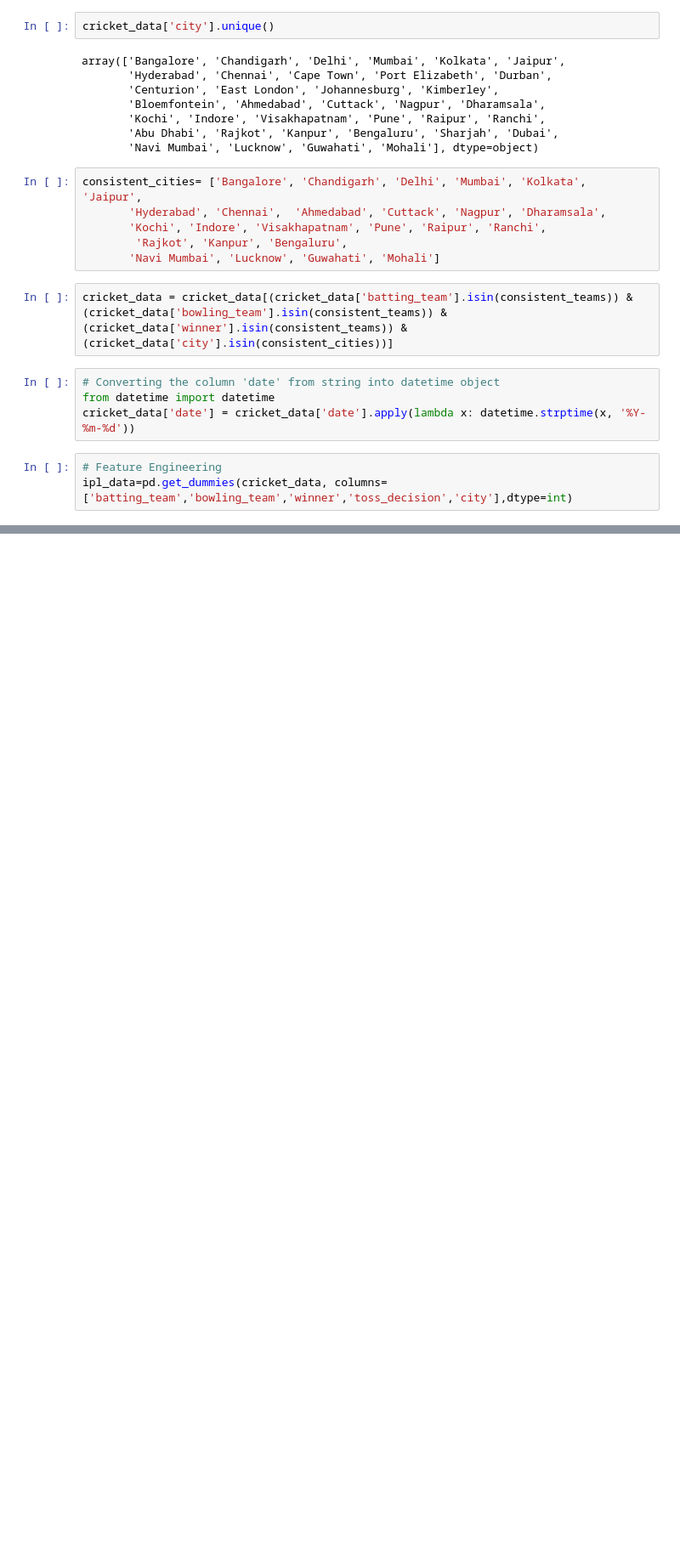
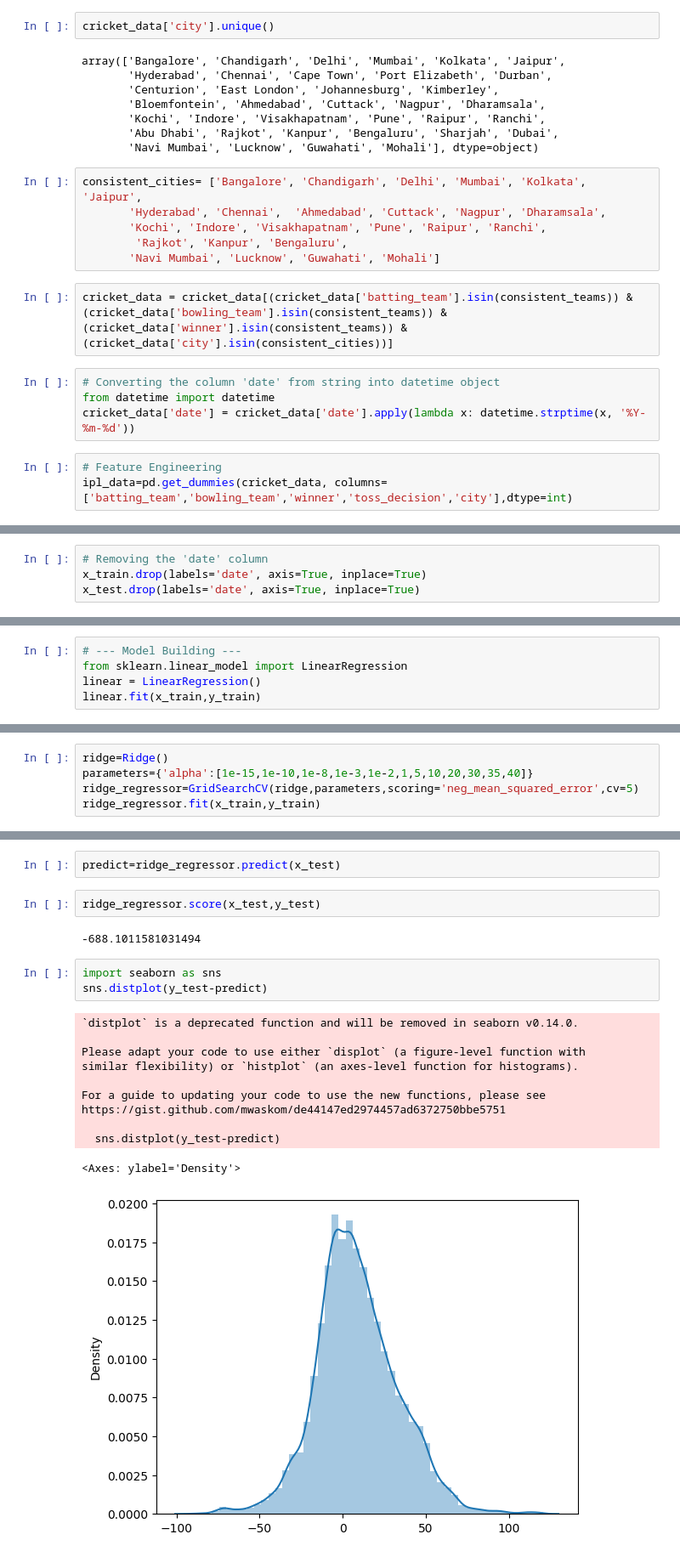
Before and after one commit to dyavadi8769/IPL_Innings_Wise_Score_Predictor, a Jupyter notebook: scoring.ipynb, the cells around one changed output, grey strips where cells are left out. Shown at 85% size. Saved outputs shown, nothing was run; the diff lists cells and outputs as text; blank space fills up the shorter version.

Commit message:
Model Training in progress

```diff
--- a/scoring.ipynb
+++ b/scoring.ipynb
@@ -192,0 +202,4 @@ ipl_data = ipl_data[['inning','date', 'batting_team_Chennai Super Kings', 'batti
+# %%
+# Removing the 'date' column
+x_train.drop(labels='date', axis=True, inplace=True)
+x_test.drop(labels='date', axis=True, inplace=True)
@@ -192,0 +208,5 @@ ipl_data = ipl_data[['inning','date', 'batting_team_Chennai Super Kings', 'batti
+# %%
+# --- Model Building ---
+from sklearn.linear_model import LinearRegression
+linear = LinearRegression()
+linear.fit(x_train,y_train)
@@ -192,0 +234,5 @@ ipl_data = ipl_data[['inning','date', 'batting_team_Chennai Super Kings', 'batti
+# %%
+ridge=Ridge()
+parameters={'alpha':[1e-15,1e-10,1e-8,1e-3,1e-2,1,5,10,20,30,35,40]}
+ridge_regressor=GridSearchCV(ridge,parameters,scoring='neg_mean_squared_error',cv=5)
+ridge_regressor.fit(x_train,y_train)
@@ -192,0 +254,21 @@ ipl_data = ipl_data[['inning','date', 'batting_team_Chennai Super Kings', 'batti
+# %%
+predict=ridge_regressor.predict(x_test)
+# %%
+ridge_regressor.score(x_test,y_test)
+# %% [output]
+-688.1011581031494
+# %%
+import seaborn as sns
+sns.distplot(y_test-predict)
+# %% [output]
+`distplot` is a deprecated function and will be removed in seaborn v0.14.0.
+
+Please adapt your code to use either `displot` (a figure-level function with
+similar flexibility) or `histplot` (an axes-level function for histograms).
+
+For a guide to updating your code to use the new functions, please see
+https://gist.github.com/mwaskom/de44147ed2974457ad6372750bbe5751
+
+  sns.distplot(y_test-predict)
+<Axes: ylabel='Density'>
+[figure, added]
```
Also changed, not shown: parts of 25 cells of this notebook, 3 other files.
